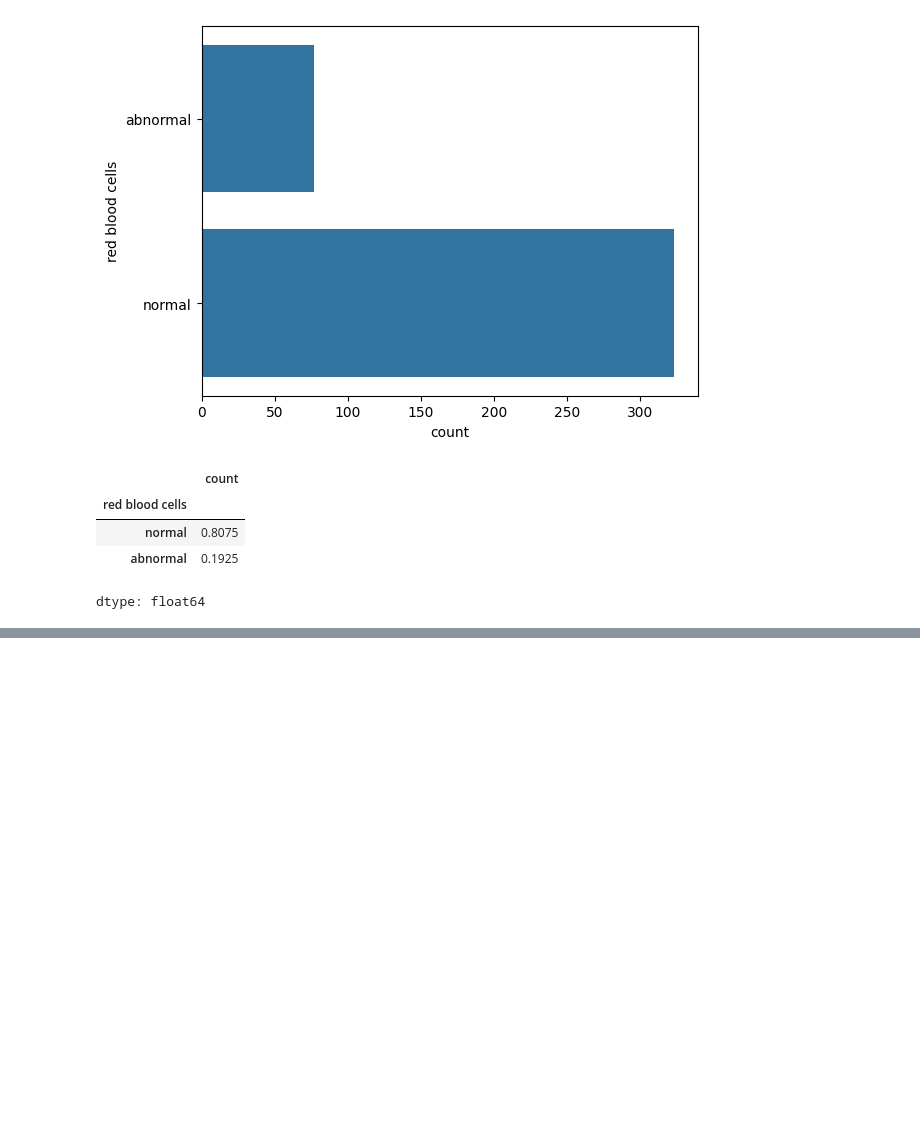
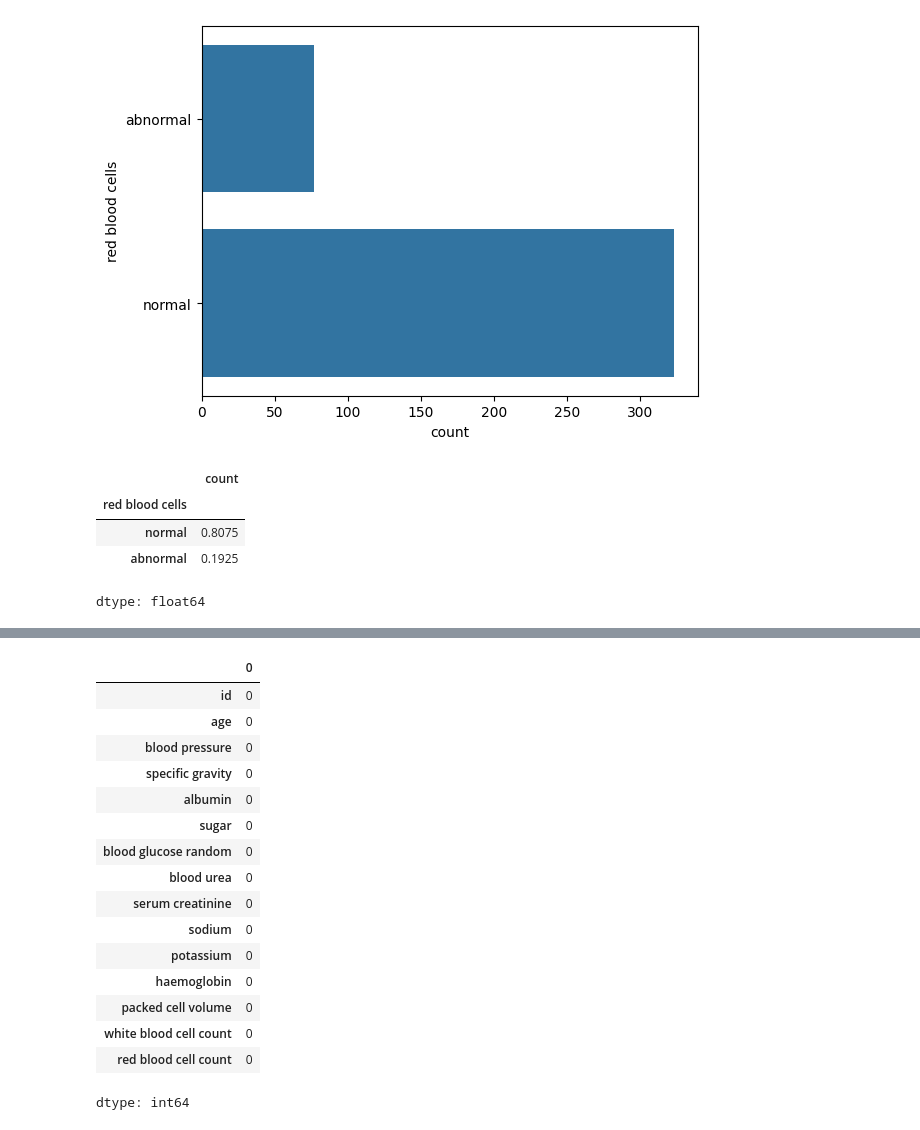
Before and after one commit to Jeevansomavarapu/ML_Project1, a Jupyter notebook: Project1.ipynb, the cells around one changed output, grey strips where cells are left out. Drawn from its saved outputs; the diff is of its cells as text; code cells hidden in the pictures; blank space fills up the shorter version.

```diff
--- a/Project1.ipynb
+++ b/Project1.ipynb
@@ -544,0 +622,20 @@ dtype: float64
+# %%
+data[num_col].isnull().sum()
+# %% [output]
+|  | 0 |
+| id | 0 |
+| age | 0 |
+| blood pressure | 0 |
+| specific gravity | 0 |
+| albumin | 0 |
+| sugar | 0 |
+| blood glucose random | 0 |
+| blood urea | 0 |
+| serum creatinine | 0 |
+| sodium | 0 |
+| potassium | 0 |
+| haemoglobin | 0 |
+| packed cell volume | 0 |
+| white blood cell count | 0 |
+| red blood cell count | 0 |
+dtype: int64
```
Also changed, not shown: parts of 11 cells of this notebook.
